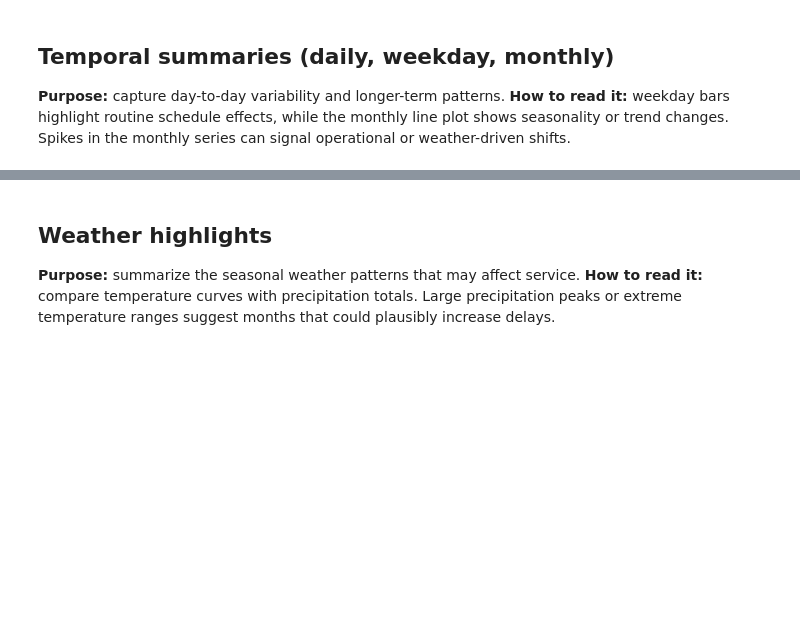
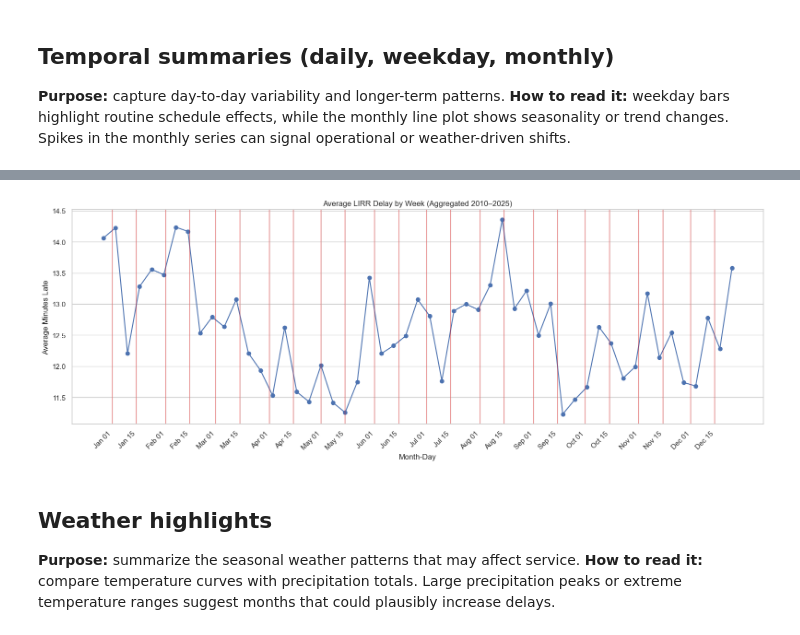
Before and after one commit to WSU-CS6580-Spring2026/Team-Hill-And-Friend, a Jupyter notebook: notebooks/EDA.ipynb, the cells around one changed output, grey strips where cells are left out. Saved outputs shown, nothing was run; the diff lists cells and outputs as text; code cells hidden in the pictures; blank space fills up the shorter version.

Commit message:
Added to the comprehensive EDA. Started shownig the differences in the clean train data

```diff
--- a/notebooks/EDA.ipynb
+++ b/notebooks/EDA.ipynb
@@ -192,3 +311,42 @@ plt.tight_layout()
+# %%
+# Assign each date to its week in an arbitrary year (2000)
+lirr_df['week_start'] = lirr_df['date'].apply(
+    lambda d: pd.Timestamp(year=2000, month=d.month, day=d.day)
+).dt.to_period('W').apply(lambda p: p.start_time)
+
+# Aggregate weekly average delay across all years
+weekly_avg = (
+    lirr_df.groupby('week_start')
+    .agg(avg_delay=('Minutes Late', 'mean'))
+    .reset_index()
+)
+
+# Generate 1st and 15th of each month in year 2000
+firsts = pd.date_range('2000-01-01', '2000-12-01', freq='MS')
+fifteenths = firsts + pd.Timedelta(days=14)
+marker_dates = firsts.union(fifteenths)
+
+# Plot
+fig, ax = plt.subplots(figsize=(16,6))
+
+ax.plot(weekly_avg['week_start'], weekly_avg['avg_delay'], marker='o', label='Avg Delay')
+
+# Add vertical lines for 1st and 15th
+for dt in marker_dates:
+    ax.axvline(dt, color='red', alpha=0.3)
+
+ax.set_title('Average LIRR Delay by Week (Aggregated 2010–2025)')
+ax.set_xlabel('Month-Day')
+ax.set_ylabel('Average Minutes Late')
+
+# Optional: rotate x-axis labels
+ax.set_xticks(marker_dates)
+ax.set_xticklabels([dt.strftime('%b %d') for dt in marker_dates], rotation=45, ha='right')
+
+plt.tight_layout()
+plt.show()
+# %% [output]
+[figure, added]
 # %% [markdown]
 ## Weather highlights
 **Purpose:** summarize the seasonal weather patterns that may affect service.
```
Also changed, not shown: parts of 21 cells of this notebook.
